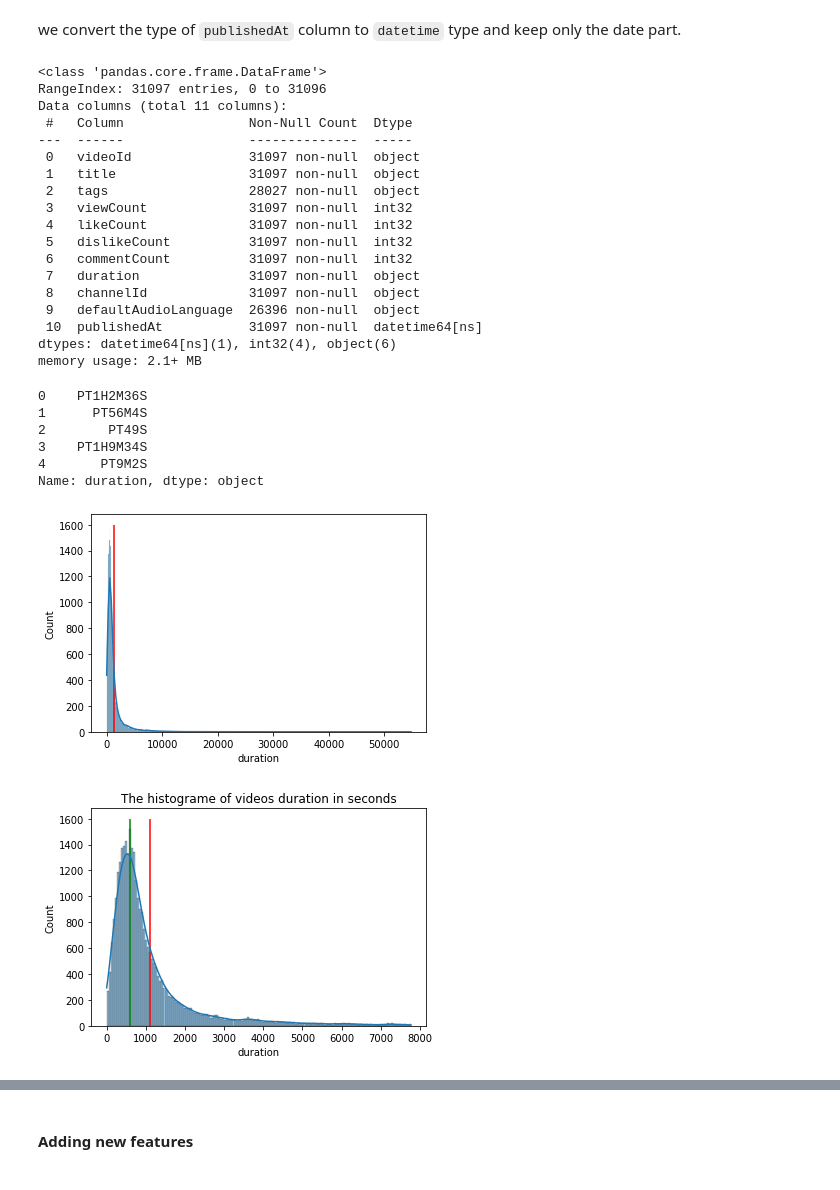
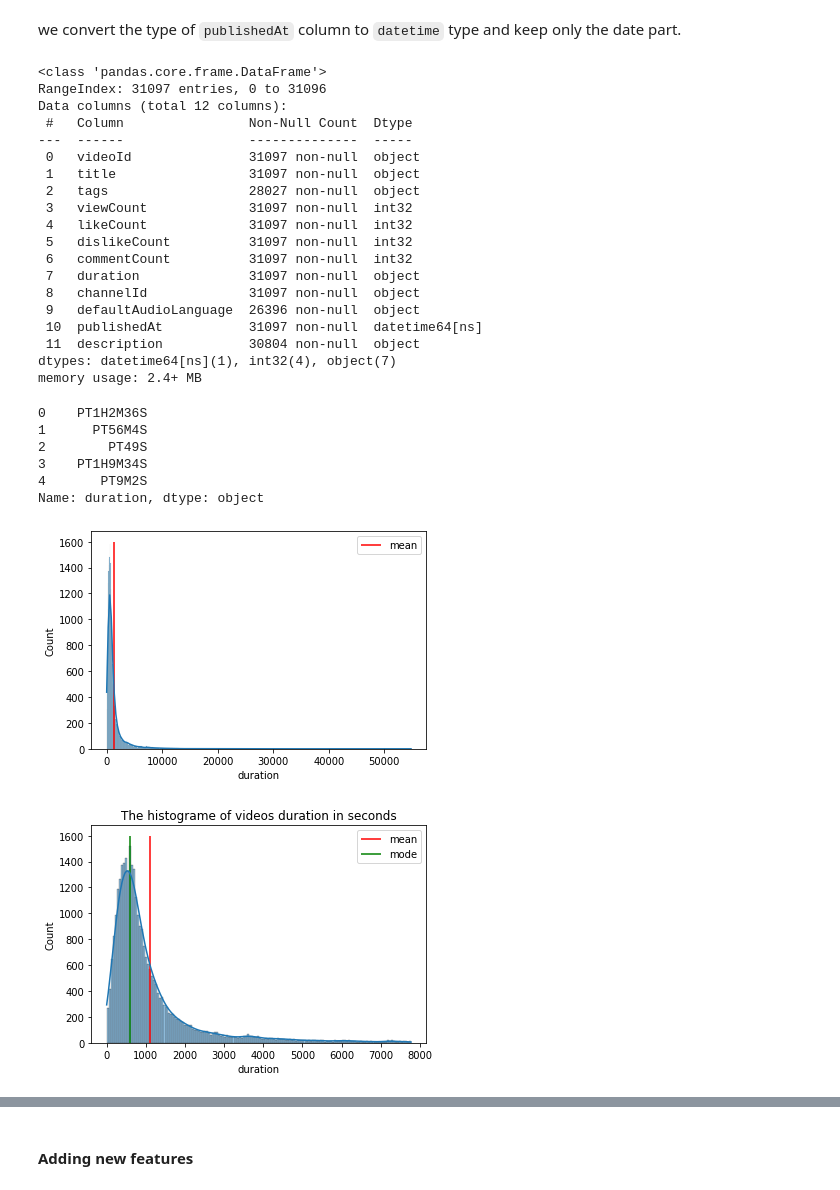
Before and after one commit to zakicode19/YouTubeApi, a Jupyter notebook: notebook/analyzing_videosDB.ipynb, the cells around one changed output, grey strips where cells are left out. Saved outputs shown, nothing was run; the diff lists cells and outputs as text; code cells hidden in the pictures.

```diff
--- a/notebook/analyzing_videosDB.ipynb
+++ b/notebook/analyzing_videosDB.ipynb
@@ -31,7 +31,7 @@ import functools
 
 %matplotlib inline
 # %%
-df = pd.read_csv('data/videosDB.csv')
+df = pd.read_csv('../data/videosDB.csv')
 # %%
 df.head()
 # %% [output]
@@ -176,7 +180,7 @@ df.info()
 # %% [output]
 <class 'pandas.core.frame.DataFrame'>
 RangeIndex: 31097 entries, 0 to 31096
-Data columns (total 11 columns):
+Data columns (total 12 columns):
  #   Column                Non-Null Count  Dtype
 ---  ------                --------------  -----
  0   videoId               31097 non-null  object
@@ -190,8 +194,9 @@ Data columns (total 11 columns):
  8   channelId             31097 non-null  object
  9   defaultAudioLanguage  26396 non-null  object
  10  publishedAt           31097 non-null  datetime64[ns]
-dtypes: datetime64[ns](1), int32(4), object(6)
-memory usage: 2.1+ MB
+ 11  description           30804 non-null  object
+dtypes: datetime64[ns](1), int32(4), object(7)
+memory usage: 2.4+ MB
 # %%
 df.duration.head()
 # %% [output]
@@ -226,10 +231,11 @@ df['duration'] = df['duration'].apply(cleanDuration)
 data = df.duration.apply(lambda x: x.seconds)
 # %%
 sns.histplot(data,kde=True)
-plt.vlines(data.mean(), 0, 1600,color='r')
+plt.vlines(data.mean(), 0, 1600,color='r', label='mean')
+plt.legend()
 plt.show()
 # %% [output]
-[figure, old version]
+[figure, new version]
 # %%
 from scipy.stats import  zscore
 import numpy as np
@@ -244,10 +250,11 @@ filtered_entries = (abs_z_scores < 3) #.all(axis=1)
 data2 = data[filtered_entries]
 # %%
 sns.histplot(data2,kde=True)
-plt.vlines(data2.mean(), 0, 1600,color='r')
-plt.vlines(data2.mode(), 0, 1600,color='g')
+plt.vlines(data2.mean(), 0, 1600,color='r',label='mean')
+plt.vlines(data2.mode(), 0, 1600,color='g', label='mode')
+plt.legend()
 plt.title('The histograme of videos duration in seconds')
 plt.show()
 # %% [output]
-[figure, old version]
+[figure, new version]
 # %%
```
Also changed, not shown: parts of 47 cells of this notebook, 9 other files.
